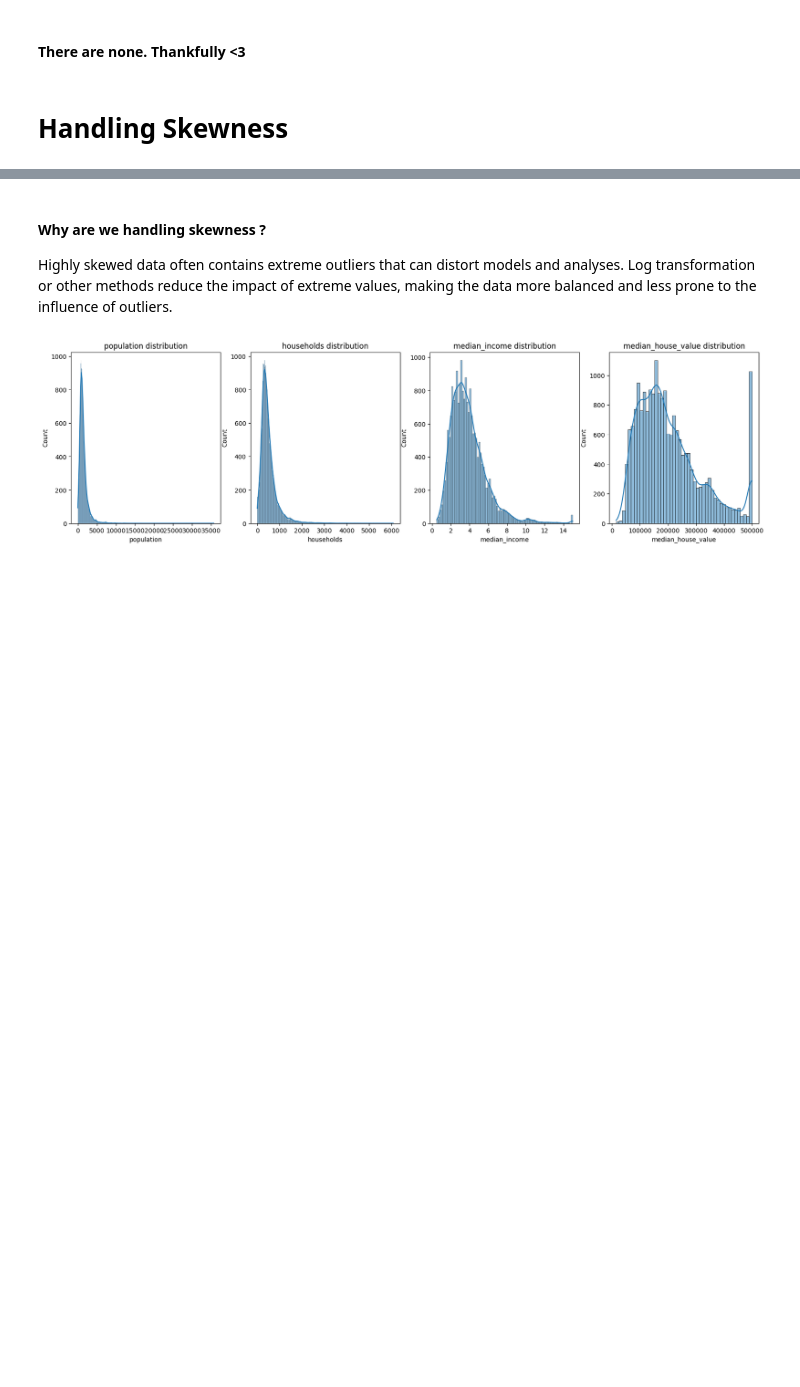
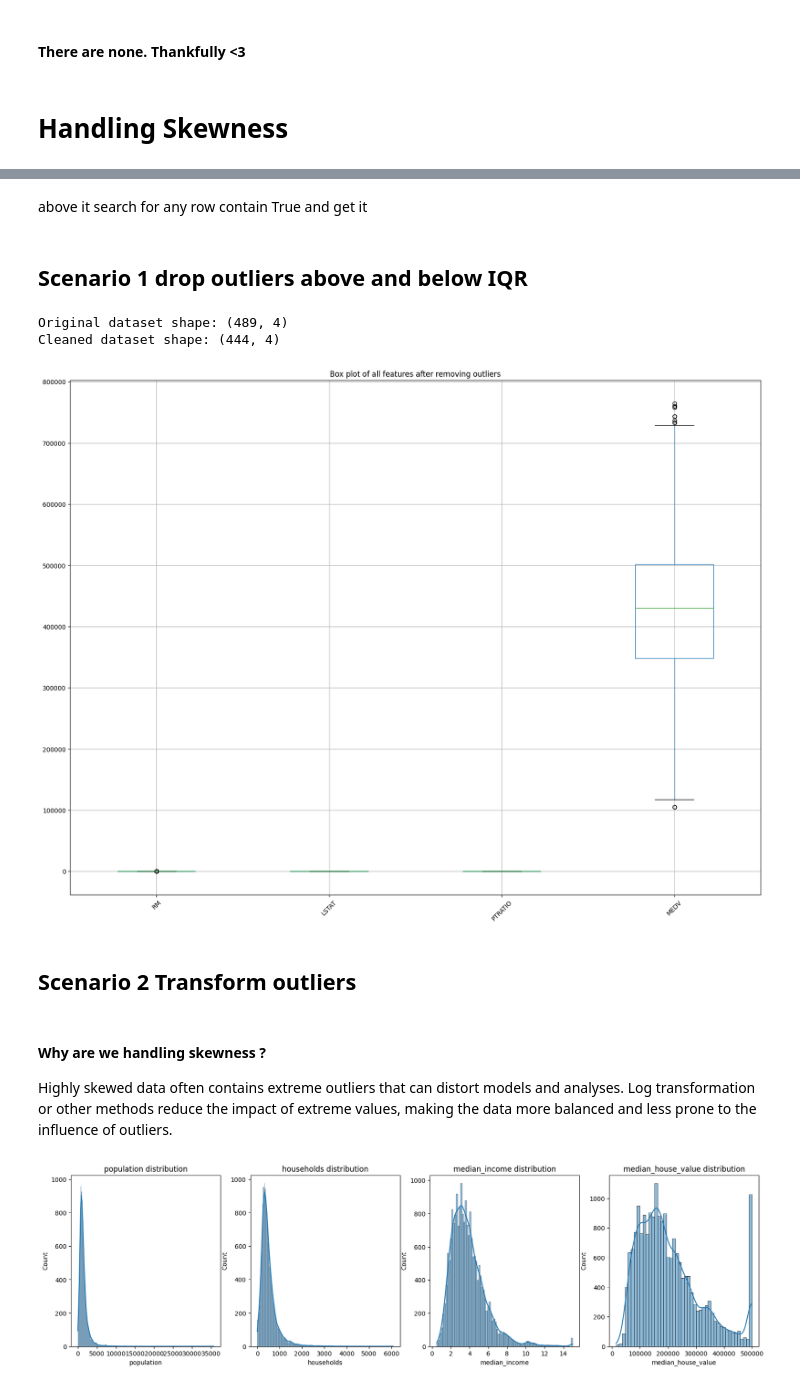
Before and after one commit to FCAI-CU-AI-Community/Sessions, a Jupyter notebook: Session-03/eda-preprocessing.ipynb, the cells around one changed output, grey strips where cells are left out. Cells and saved outputs as stored; diff of their text form; code cells hidden in the pictures; blank space fills up the shorter version.

Commit message:
Add outlier handling by @mohamedamgad2002

```diff
--- a/Session-03/eda-preprocessing.ipynb
+++ b/Session-03/eda-preprocessing.ipynb
@@ -1046,0 +1053,9 @@ for i, col in enumerate(cols):
+# %%
+# Calculate IQR for each feature
+Q1 = boston.quantile(0.25)
+Q3 = boston.quantile(0.75)
+IQR = Q3 - Q1
+
+# Identify outliers
+iqr_outliers = (boston < (Q1 - 1.5 * IQR)) | (boston > (Q3 + 1.5 * IQR))
+print("IQR outliers:\n", iqr_outliers)
@@ -1046,0 +1097,24 @@ for i, col in enumerate(cols):
+# %% [markdown]
+above it search for any row contain True and get it
+# %% [markdown]
+## Scenario 1 drop outliers above and below IQR
+# %%
+boston_outliers_drop = boston[~iqr_outliers.any(axis=1)]
+
+print("Original dataset shape:", boston.shape)
+print("Cleaned dataset shape:", boston_outliers_drop.shape)
+# %% [output]
+Original dataset shape: (489, 4)
+Cleaned dataset shape: (444, 4)
+# %%
+# Plot box plots for each feature after removing outliers
+
+plt.figure(figsize=(20, 15))
+boston_outliers_drop.boxplot()
+plt.xticks(rotation=45)
+plt.title('Box plot of all features after removing outliers')
+plt.show()
+# %% [output]
+[figure, added]
+# %% [markdown]
+## Scenario 2 Transform outliers
```
Also changed, not shown: parts of 12 cells of this notebook.
